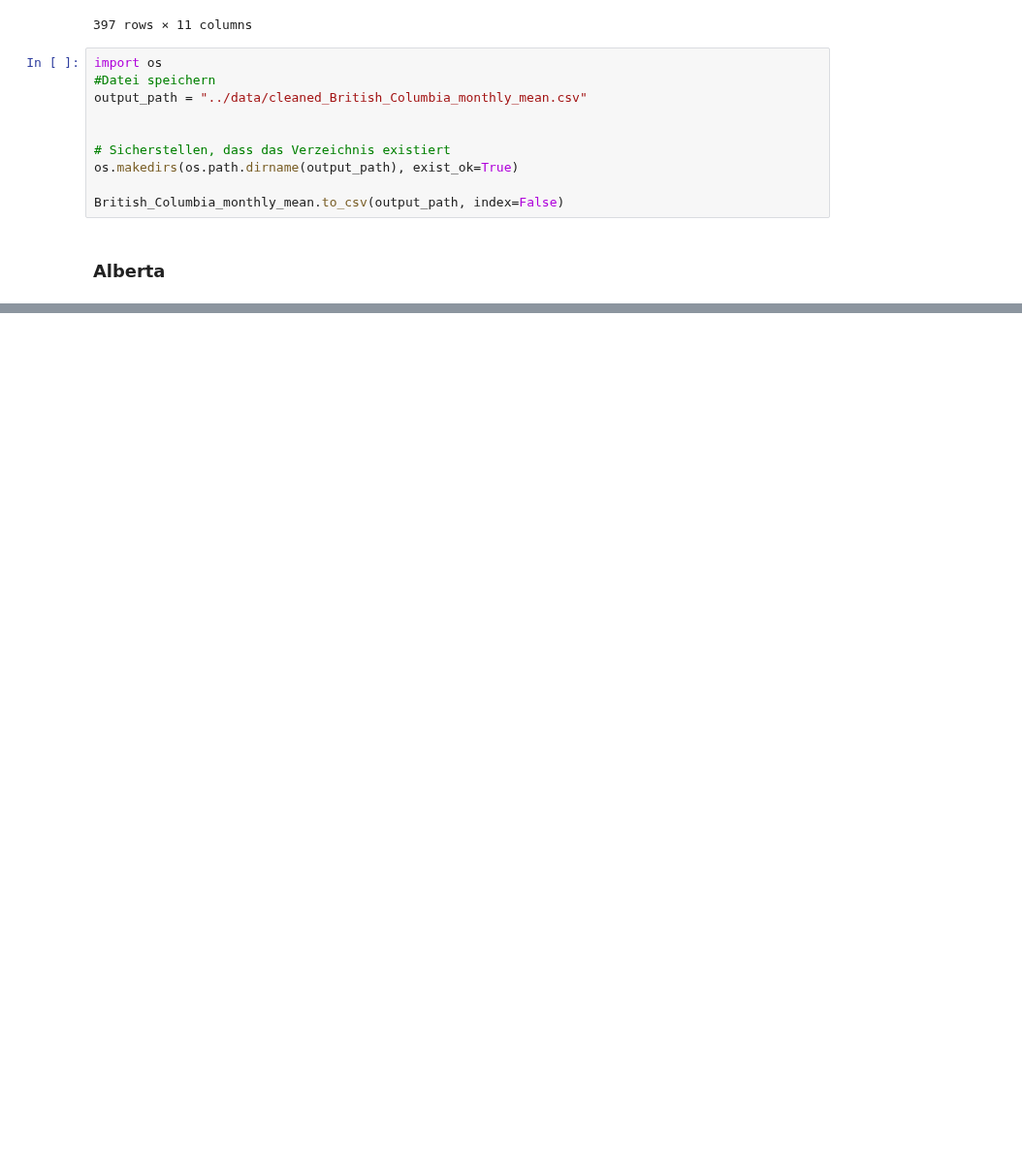
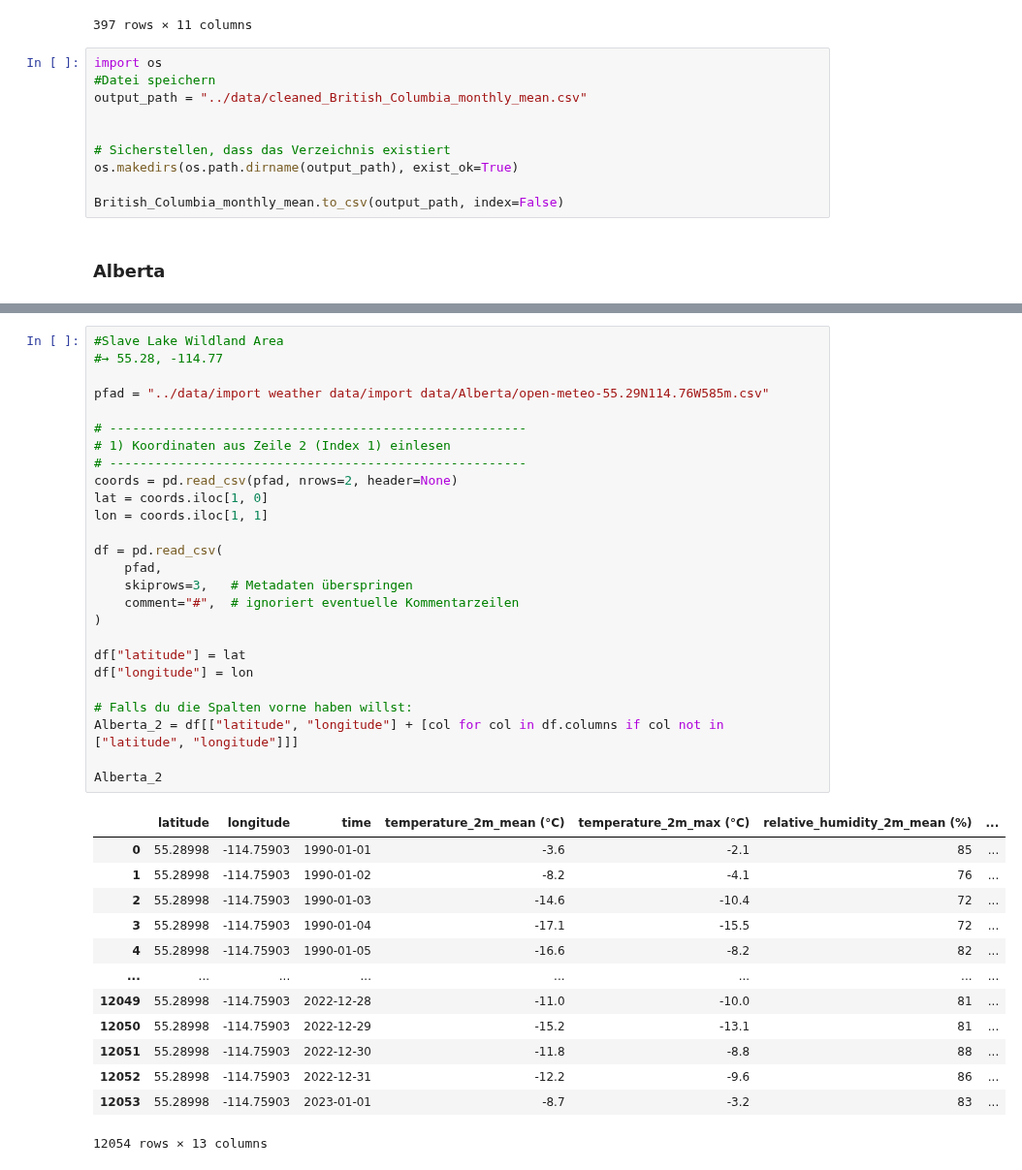
Before and after one commit to yajoka/firewatch, a Jupyter notebook: notebook/import_30_years_weather_data.ipynb, the cells around one changed output, grey strips where cells are left out. Shown at 97% size. Drawn from its saved outputs; the diff is of its cells as text; blank space fills up the shorter version.

```diff
--- a/notebook/import_30_years_weather_data.ipynb
+++ b/notebook/import_30_years_weather_data.ipynb
@@ -223,0 +262,40 @@ British_Columbia_monthly_mean.to_csv(output_path, index=False)
+# %%
+#Slave Lake Wildland Area
+#→ 55.28, -114.77
+
+pfad = "../data/import weather data/import data/Alberta/open-meteo-55.29N114.76W585m.csv"
+
+# -------------------------------------------------------
+# 1) Koordinaten aus Zeile 2 (Index 1) einlesen
+# -------------------------------------------------------
+coords = pd.read_csv(pfad, nrows=2, header=None)
+lat = coords.iloc[1, 0]
+lon = coords.iloc[1, 1]
+
+df = pd.read_csv(
+    pfad,
+    skiprows=3,   # Metadaten überspringen
+    comment="#",  # ignoriert eventuelle Kommentarzeilen
+)
+
+df["latitude"] = lat
+df["longitude"] = lon
+
+# Falls du die Spalten vorne haben willst:
+Alberta_2 = df[["latitude", "longitude"] + [col for col in df.columns if col not in ["latitude", "longitude"]]]
+
+Alberta_2
+# %% [output]
+|  | latitude | longitude | time | temperature_2m_mean (°C) | temperature_2m_max (°C) | relative_humidity_2m_mean (%) | ... |
+| 0 | 55.28998 | -114.75903 | 1990-01-01 | -3.6 | -2.1 | 85 | ... |
+| 1 | 55.28998 | -114.75903 | 1990-01-02 | -8.2 | -4.1 | 76 | ... |
+| 2 | 55.28998 | -114.75903 | 1990-01-03 | -14.6 | -10.4 | 72 | ... |
+| 3 | 55.28998 | -114.75903 | 1990-01-04 | -17.1 | -15.5 | 72 | ... |
+| 4 | 55.28998 | -114.75903 | 1990-01-05 | -16.6 | -8.2 | 82 | ... |
+| ... | ... | ... | ... | ... | ... | ... | ... |
+| 12049 | 55.28998 | -114.75903 | 2022-12-28 | -11.0 | -10.0 | 81 | ... |
+| 12050 | 55.28998 | -114.75903 | 2022-12-29 | -15.2 | -13.1 | 81 | ... |
+| 12051 | 55.28998 | -114.75903 | 2022-12-30 | -11.8 | -8.8 | 88 | ... |
+| 12052 | 55.28998 | -114.75903 | 2022-12-31 | -12.2 | -9.6 | 86 | ... |
+| 12053 | 55.28998 | -114.75903 | 2023-01-01 | -8.7 | -3.2 | 83 | ... |
+12054 rows × 13 columns
```
Also changed, not shown: parts of 11 cells of this notebook, 5 other files.
